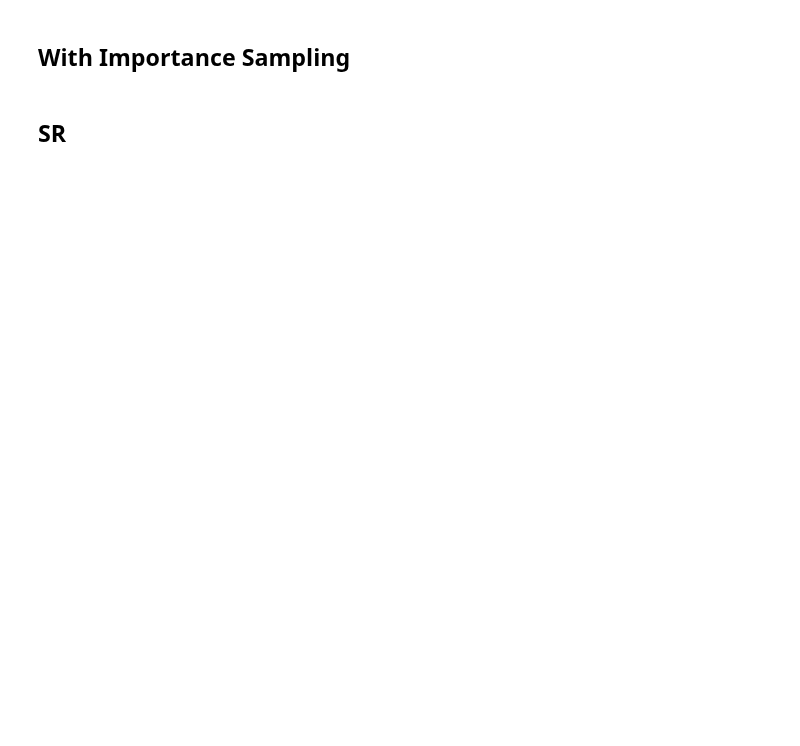
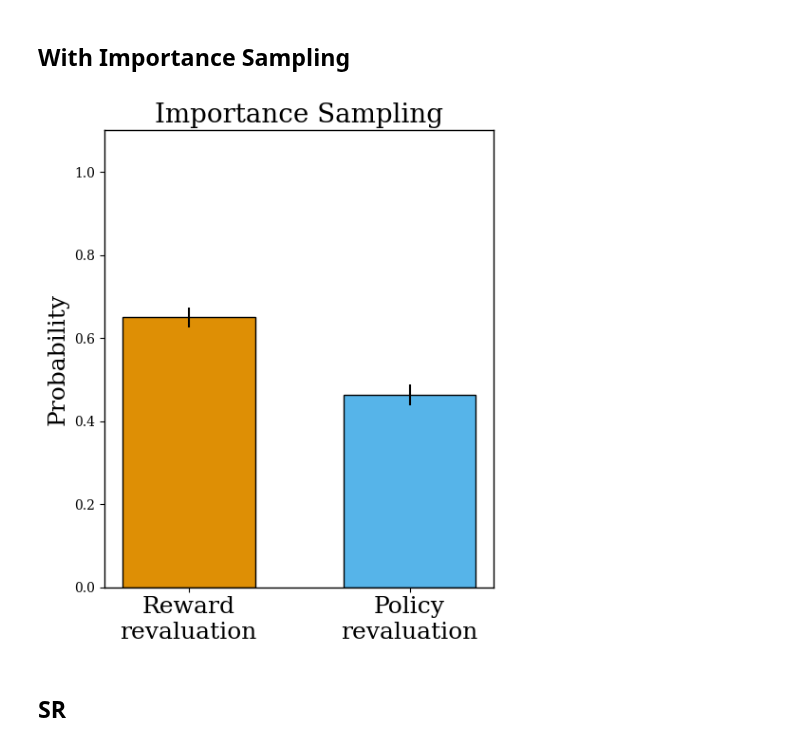
Before and after one commit to ArminBaz/SR-IS, a Jupyter notebook: src/reval_nhb.ipynb, the cells around one changed output. Saved outputs shown, nothing was run; the diff lists cells and outputs as text; code cells hidden in the pictures; blank space fills up the shorter version.

```diff
--- a/src/reval_nhb.ipynb
+++ b/src/reval_nhb.ipynb
@@ -400,14 +406,16 @@ ylabel = 'Proportion of participants\nwho changed preference'
 # %%
 # save_path = save_dir + "NHB_with_imp.png"
 save_path = None
 means = [prob_reward_with[0], prob_policy_with[0]]
 stds = [std_reward_with, std_policy_with]
 xlabels = ['Reward\nrevaluation', 'Policy\nrevaluation']
 colors = [1, 9]
 ylabel = 'Probability'
 
 # Call the function
-# create_bar_plot(means, colors, ylabel, xlabels, std=stds, save_path=save_path, title="Importance Sampling")
+create_bar_plot(means, colors, ylabel, xlabels, std=stds, save_path=save_path, title="Importance Sampling")
+# %% [output]
+[figure, added]
 # %% [markdown]
 ## SR
 # %%
```
Also changed, not shown: parts of 9 cells of this notebook.
